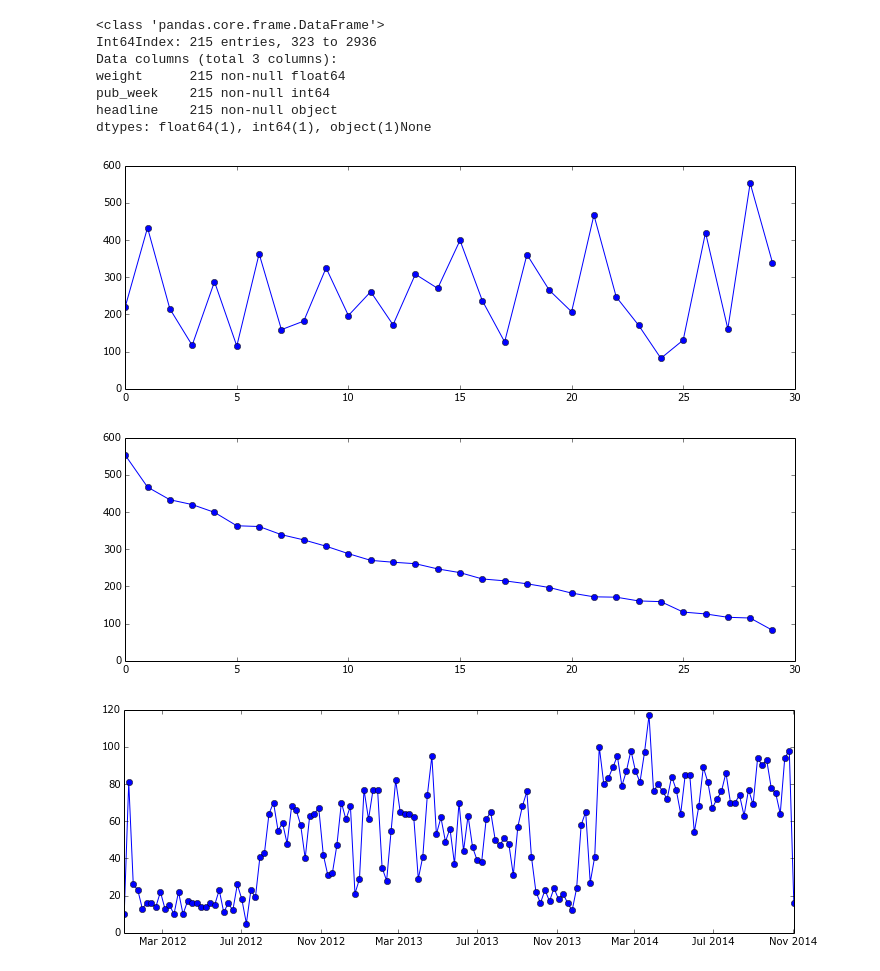
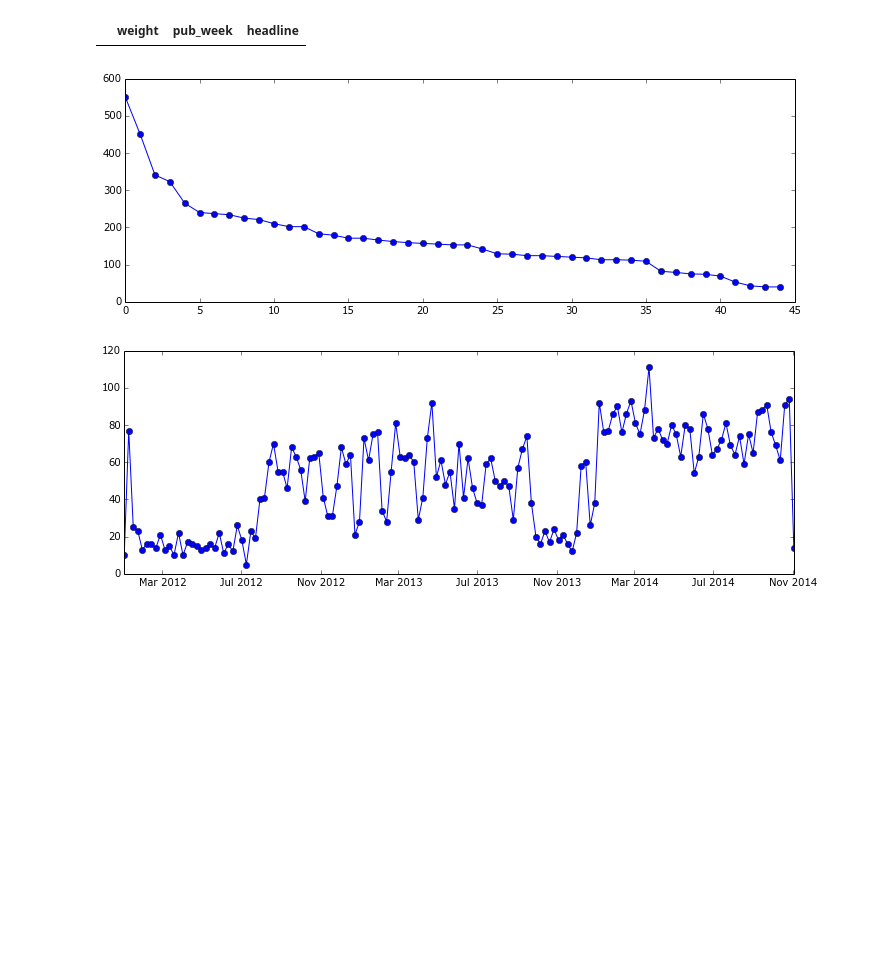
Before and after one commit to iyounus/TechNewsTrends, a Jupyter notebook: analysis.ipynb, the cells around one changed output. Saved outputs shown, nothing was run; the diff lists cells and outputs as text; code cells hidden in the pictures; blank space fills up the shorter version.

Commit message:
importved tfidf, added ngrams, fixed bug for stopwords, implemented minimum weight for each article

```diff
--- a/analysis.ipynb
+++ b/analysis.ipynb
@@ -30,13 +31,15 @@ df.pub_date = pd.to_datetime(df.pub_date)
 df['pub_year'] = df.pub_date.map(lambda x : date.isocalendar(x)[0])
 df['pub_week'] = df.pub_date.map(lambda x : date.isocalendar(x)[1])
 df['pub_month'] = df.pub_date.map(lambda x : x.month)
-df['pub_week_date'] = df.pub_date.map(lambda x : x.date() + datetime.timedelta(0-x.date().weekday()))# 0 -> Monday of the pub_week
-df['pub_week_date_str'] = df.pub_date.map(lambda x : (x.date() + datetime.timedelta(0-x.date().weekday())).strftime("%Y-%m-%d"))
+
+# 0 -> Monday of the pub_week
+df['pub_week_date'] = df.pub_date.map(lambda x : x.date() + datetime.timedelta(0-x.date().weekday()))
+df['pub_week_date_str'] = df.pub_date.map(lambda x : (x.date() +
+                                                      datetime.timedelta(0-x.date().weekday())).strftime("%Y-%m-%d"))
 
 df.info()
 
-vectorizer = pkl.load( open("data/vectorizer.pkl", "rb") )
-vectors = pkl.load( open("data/vector.pkl", "rb"))
-nmf = pkl.load( open("data/model_30.pkl", "rb"))
+vectorizer, vectors = pkl.load( open("data/vectorizer.pkl", "rb") )
+nmf = pkl.load( open("data/model_45.pkl", "rb"))
 # %% [output]
 <class 'pandas.core.frame.DataFrame'>
@@ -58,6 +61,8 @@ A = vectors.dot(W.T)
 
 df['topic'] = list(np.argmax(A, axis=1))
 df['weight'] = list(np.max(A, axis=1))
+
+df = df[df['weight']>0.5]
 
 # now sort topics w.r.t number of articles per topic
 # this is just renaming the topic
@@ -70,5 +75,6 @@ d = { j : x[i] for i, j in enumerate(m)}
 df['topic_sorted'] = df['topic'].map(lambda x : d[x])
 
 df[['topic','topic_sorted','weight','pub_date','pub_week','pub_week_date','headline']].head()
+#print d
 # %% [output]
 |  | topic | topic_sorted | weight | pub_date | pub_week | pub_week_date | headline |
@@ -110,32 +122,26 @@ res.head(20)
 # %%
-cond = df['topic'] == 2
+cond = df['topic_sorted'] == 50
 articN = 100
 
-print df[['weight','pub_week','headline']][cond].sort(['weight'], ascending=[False]).info()
+
+df[['weight','pub_week','headline']][cond].sort(['weight'], ascending=[False]).head(50)
 # %% [output]
-<class 'pandas.core.frame.DataFrame'>
-Int64Index: 215 entries, 323 to 2936
-Data columns (total 3 columns):
-weight      215 non-null float64
-pub_week    215 non-null int64
-headline    215 non-null object
-dtypes: float64(1), int64(1), object(1)None
+|  | weight | pub_week | headline |
 # %%
 def PlotNarticles(col):
     dg = df[[col,'headline']].groupby(col)
     #x = sorted(dg.groups.keys())
     x = sorted(dg.groups.keys())
     y = [len(dg.groups[i]) for i in x]
 
     #print x
     #print y
     plt.figure(figsize=(12,4))
     plt.plot(x,y,'o-');
 
-PlotNarticles('topic')
+#PlotNarticles('topic')
 PlotNarticles('topic_sorted')
 PlotNarticles('pub_week_date')
 # %% [output]
-[figure, old version]
+[figure, new version]
-[figure, old version]
+[figure, new version]
-[figure, removed]
```
Also changed, not shown: parts of 16 cells of this notebook, 8 other files.
